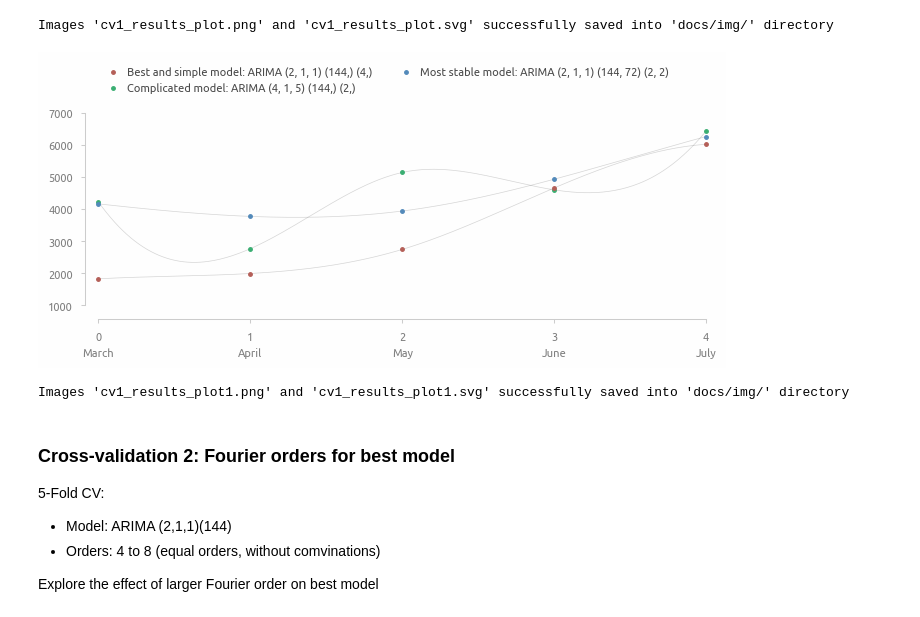
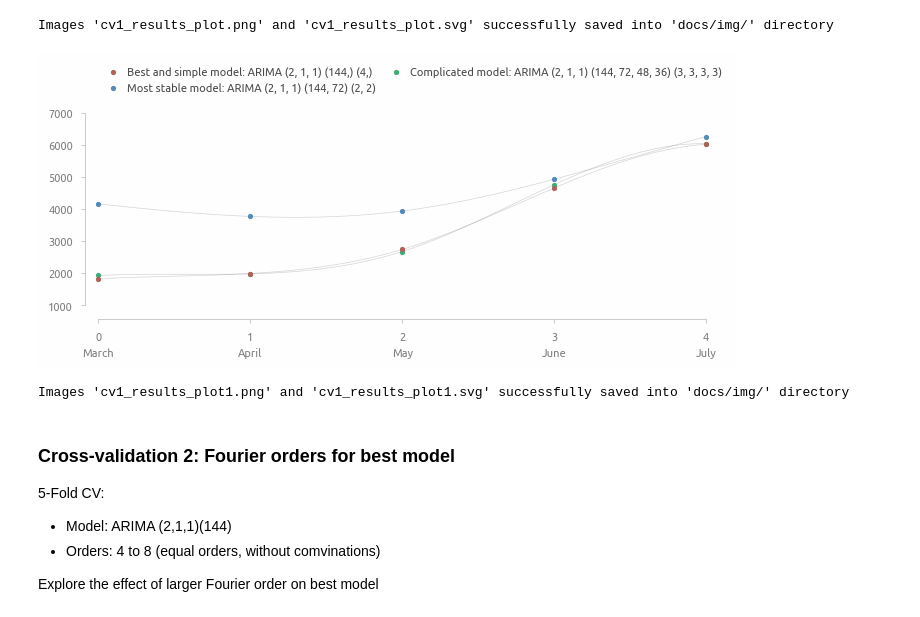
Before and after one commit to a-chasovsky/electric-power-consumption, a Jupyter notebook: 03-base-model.ipynb, the cells around one changed output. Saved outputs shown, nothing was run; the diff lists cells and outputs as text; code cells hidden in the pictures.

```diff
--- a/03-base-model.ipynb
+++ b/03-base-model.ipynb
@@ -817,7 +817,7 @@ cv1_results_stable_model = cv1_results_mean_std.sort_values().index[0]
 cv1_results_stable_model_index = \
     list(cv1_results_mean.index).index(cv1_results_stable_model)
 # %%
-cv1_results_complicated_model = cv1_results_mean_std.sort_values().index[2]
+cv1_results_complicated_model = cv1_results_mean.sort_values().index[2]
 cv1_results_complicated_model_index = \
     list(cv1_results_mean.index).index(cv1_results_complicated_model)
 # %%
@@ -973,44 +973,46 @@ Images 'cv1_results_plot.png' and 'cv1_results_plot.svg' successfully saved into
 # %%
 fig = plt.figure()
 
 plt.plot(
     smoothed(cv1_results_df[cv1_results_best_model]),
     lw=0.5, color=palette[0], alpha=0.25)
 plt.scatter(
     x=cv1_results_df.index,
     y=cv1_results_df[cv1_results_best_model],
-    s=25, color=palette[1], zorder=10,
+    s=30, color=palette[1], zorder=10,
     label=f'Best and simple model: {cv1_results_best_model}',)
+
+plt.plot(
+    smoothed(cv1_results_df[cv1_results_stable_model]),
+    lw=0.5, color=palette[0], alpha=0.25)
+plt.scatter(
+    x=cv1_results_df.index,
+    y=cv1_results_df[cv1_results_stable_model],
+    s=30, color=saturate_color(palette[2], 1.5), zorder=11,
+    label=f'Most stable model: {cv1_results_stable_model}')
 
 plt.plot(
     smoothed(cv1_results_df[cv1_results_complicated_model]),
     lw=0.5, color=palette[0], alpha=0.25)
 plt.scatter(
     x=cv1_results_df.index,
     y=cv1_results_df[cv1_results_complicated_model],
-    s=25, color=saturate_color(palette[3], 1.5), zorder=9,
+    s=30, color=saturate_color(palette[3], 1.5), zorder=9,
     label=f'Complicated model: {cv1_results_complicated_model}')
-
-plt.plot(
-    smoothed(cv1_results_df[cv1_results_stable_model]),
-    lw=0.5, color=palette[0], alpha=0.25)
-plt.scatter(
-    x=cv1_results_df.index,
-    y=cv1_results_df[cv1_results_stable_model],
-    s=25, color=saturate_color(palette[2], 1.5), zorder=11,
-    label=f'Most stable model: {cv1_results_stable_model}')
 
 axis_rstyle(xticks=[0,4,1])
 ax_sec = axis_secondary(ax=ax_current(), pad=30)
 ax_sec.set_xticks(arange(5), months_list[2:7])
 
-plt.legend(**legend_inline(2, bbox_to_anchor=(0, 1.05)), handletextpad=0.25)
+plt.legend(
+    **legend_inline(2, bbox_to_anchor=(0, 1.05)),
+    handletextpad=0.25, columnspacing=0.75)
 
 plt.show()
 
 savefig('cv1_results_plot1', dir_save_img)
 # %% [output]
-[figure, old version]
+[figure, new version]
 Images 'cv1_results_plot1.png' and 'cv1_results_plot1.svg' successfully saved into 'docs/img/' directory
 # %% [markdown]
 ### Cross-validation 2: Fourier orders for best model
```
Also changed, not shown: parts of 1 cell of this notebook, 12 other files.
